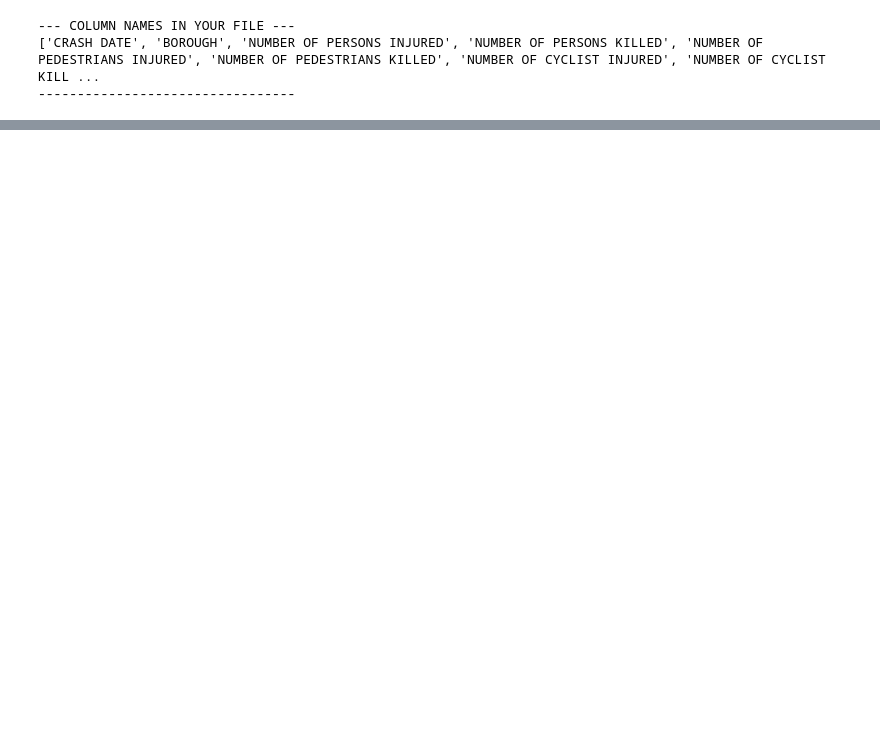
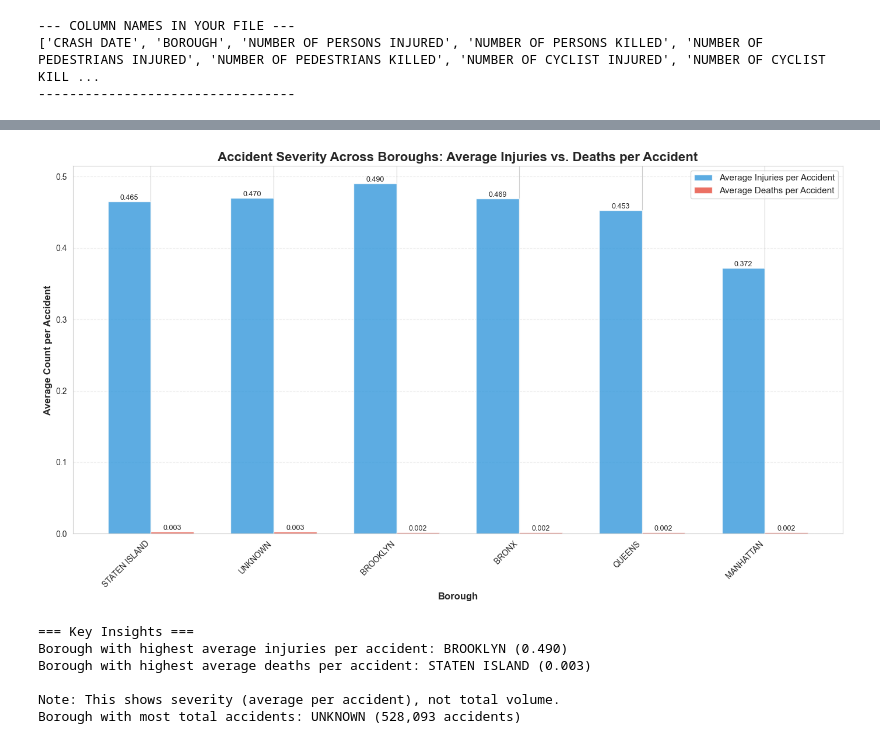
Before and after one commit to AmirBassemAdibAbdou/DataEngineering-Visualization, a Jupyter notebook: ProjectOneData&Vis.ipynb, the cells around one changed output, grey strips where cells are left out. Cells and saved outputs as stored; diff of their text form; code cells hidden in the pictures; blank space fills up the shorter version.

```diff
--- a/ProjectOneData&Vis.ipynb
+++ b/ProjectOneData&Vis.ipynb
@@ -779,0 +884,57 @@ print("---------------------------------\n")
+# %%
+# Grouped Bar Chart: Average Injuries vs. Deaths per Borough
+boroughs = borough_stats.index
+avg_injuries = borough_stats['Avg_Injuries']
+avg_deaths = borough_stats['Avg_Deaths']
+
+# Set up the figure and axis
+fig, ax = plt.subplots(figsize=(14, 8))
+
+# Set the width of the bars
+x = np.arange(len(boroughs))
+width = 0.35
+
+# Create the bars
+bars1 = ax.bar(x - width/2, avg_injuries, width, label='Average Injuries per Accident',
+               color='#3498db', alpha=0.8)
+bars2 = ax.bar(x + width/2, avg_deaths, width, label='Average Deaths per Accident',
+               color='#e74c3c', alpha=0.8)
+
+# Add value labels on bars
+for bars in [bars1, bars2]:
+    for bar in bars:
+        height = bar.get_height()
+        ax.text(bar.get_x() + bar.get_width()/2., height,
+                f'{height:.3f}',
+                ha='center', va='bottom', fontsize=9)
+
+# Customize the chart
+ax.set_xlabel('Borough', fontsize=12, fontweight='bold')
+ax.set_ylabel('Average Count per Accident', fontsize=12, fontweight='bold')
+ax.set_title('Accident Severity Across Boroughs: Average Injuries vs. Deaths per Accident',
+             fontsize=16, fontweight='bold')
+ax.set_xticks(x)
+ax.set_xticklabels(boroughs, rotation=45, ha='right')
+ax.legend(fontsize=11)
+ax.grid(axis='y', alpha=0.3, linestyle='--')
+
+plt.tight_layout()
+plt.show()
+
+# Additional insights
+print("\n=== Key Insights ===")
+print(f"Borough with highest average injuries per accident: {borough_stats['Avg_Injuries'].idxmax()} "
+      f"({borough_stats['Avg_Injuries'].max():.3f})")
+print(f"Borough with highest average deaths per accident: {borough_stats['Avg_Deaths'].idxmax()} "
+      f"({borough_stats['Avg_Deaths'].max():.3f})")
+print(f"\nNote: This shows severity (average per accident), not total volume.")
+print(f"Borough with most total accidents: {borough_stats['Total_Accidents'].idxmax()} "
+      f"({borough_stats['Total_Accidents'].max():,} accidents)")
+# %% [output]
+[figure, added]
+=== Key Insights ===
+Borough with highest average injuries per accident: BROOKLYN (0.490)
+Borough with highest average deaths per accident: STATEN ISLAND (0.003)
+
+Note: This shows severity (average per accident), not total volume.
+Borough with most total accidents: UNKNOWN (528,093 accidents)
```
Also changed, not shown: parts of 13 cells of this notebook, 1 other file.
